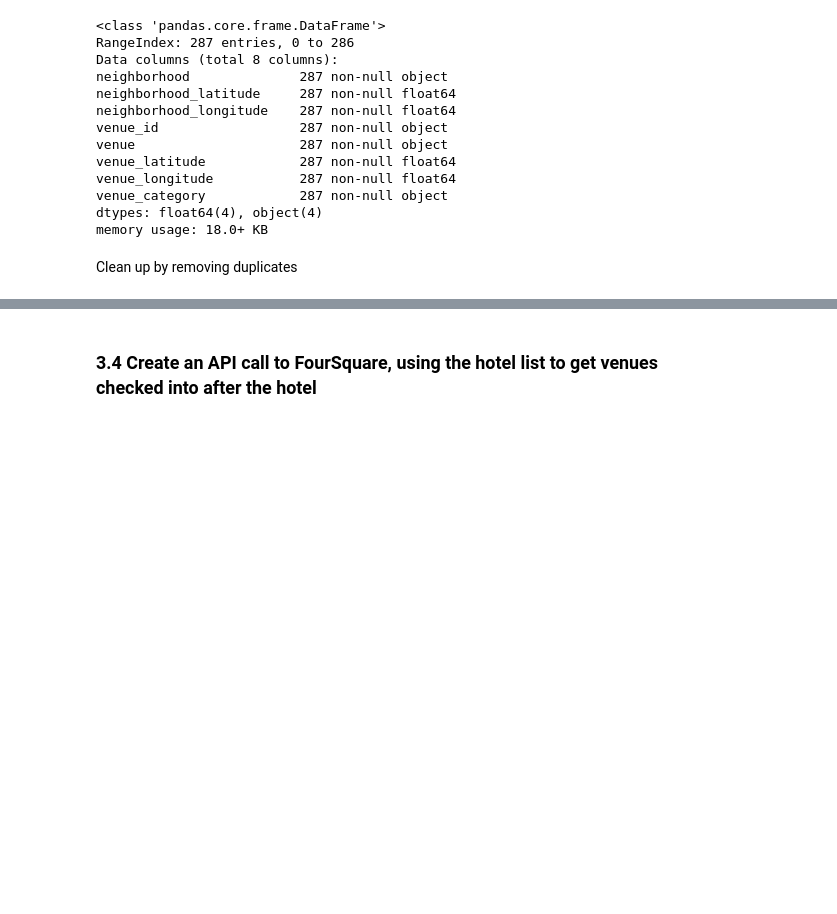
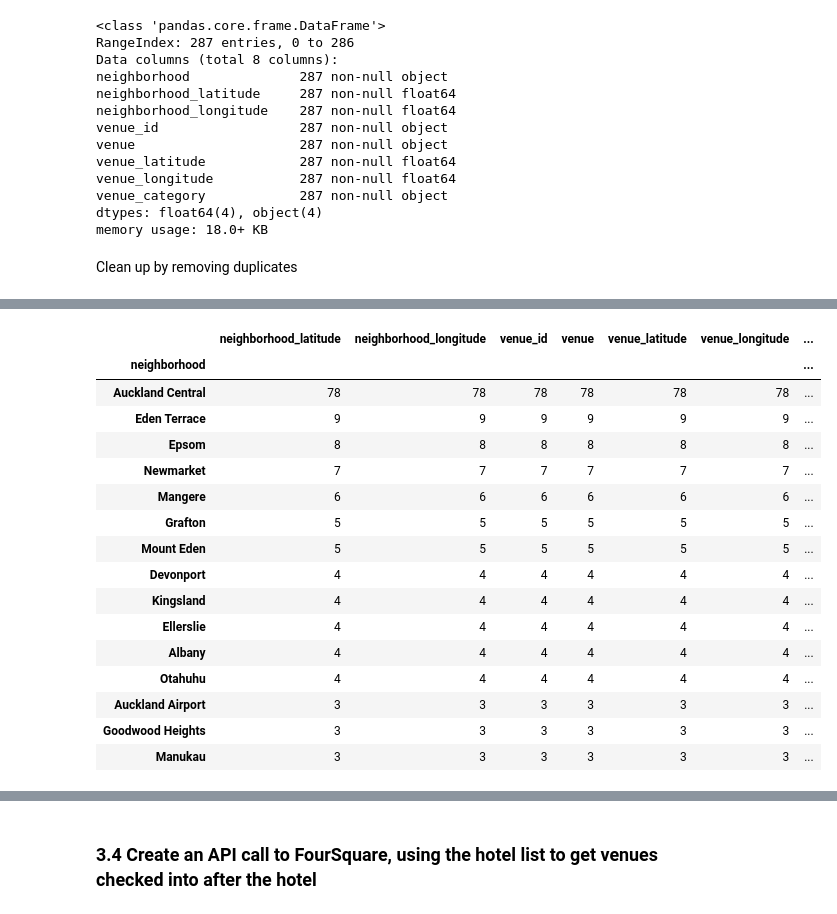
Before and after one commit to ptchev/Coursera_Capstone, a Jupyter notebook: Auckland_Hotel_Advisory.ipynb, the cells around one changed output, grey strips where cells are left out. Saved outputs shown, nothing was run; the diff lists cells and outputs as text; code cells hidden in the pictures; blank space fills up the shorter version.

```diff
--- a/Auckland_Hotel_Advisory.ipynb
+++ b/Auckland_Hotel_Advisory.ipynb
@@ -542,3 +479,25 @@ auckland_venues.describe(include = 'all')
 | 50% | NaN | -36.848399 | 174.764388 | NaN | NaN | -36.855350 | ... |
 | 75% | NaN | -36.848399 | 174.779750 | NaN | NaN | -36.846892 | ... |
 | max | NaN | -36.716019 | 174.923801 | NaN | NaN | -36.717086 | ... |
+# %%
+av_grp=auckland_venues.groupby(by='neighborhood', sort=True).count()
+av_grp.sort_values(axis=0, by='venue_id', ascending=False, inplace=True)
+av_grp.head(15)
+# %% [output]
+|  | neighborhood_latitude | neighborhood_longitude | venue_id | venue | venue_latitude | venue_longitude | ... |
+| neighborhood |  |  |  |  |  |  | ... |
+| Auckland Central | 78 | 78 | 78 | 78 | 78 | 78 | ... |
+| Eden Terrace | 9 | 9 | 9 | 9 | 9 | 9 | ... |
+| Epsom | 8 | 8 | 8 | 8 | 8 | 8 | ... |
+| Newmarket | 7 | 7 | 7 | 7 | 7 | 7 | ... |
+| Mangere | 6 | 6 | 6 | 6 | 6 | 6 | ... |
+| Grafton | 5 | 5 | 5 | 5 | 5 | 5 | ... |
+| Mount Eden | 5 | 5 | 5 | 5 | 5 | 5 | ... |
+| Devonport | 4 | 4 | 4 | 4 | 4 | 4 | ... |
+| Kingsland | 4 | 4 | 4 | 4 | 4 | 4 | ... |
+| Ellerslie | 4 | 4 | 4 | 4 | 4 | 4 | ... |
+| Albany | 4 | 4 | 4 | 4 | 4 | 4 | ... |
+| Otahuhu | 4 | 4 | 4 | 4 | 4 | 4 | ... |
+| Auckland Airport | 3 | 3 | 3 | 3 | 3 | 3 | ... |
+| Goodwood Heights | 3 | 3 | 3 | 3 | 3 | 3 | ... |
+| Manukau | 3 | 3 | 3 | 3 | 3 | 3 | ... |
```
Also changed, not shown: parts of 11 cells of this notebook.
